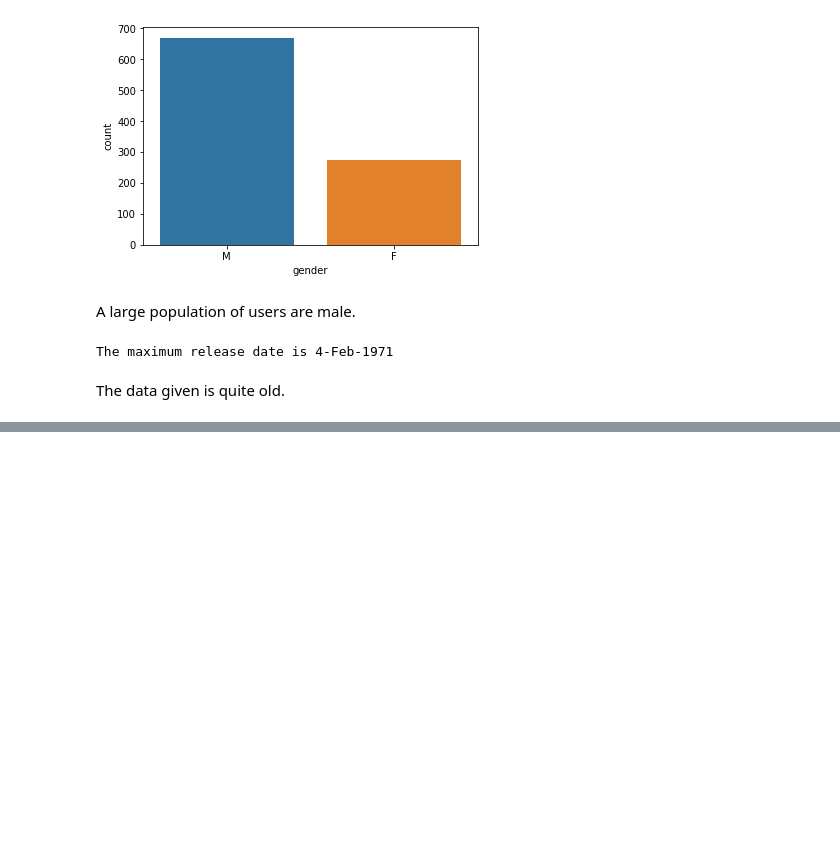
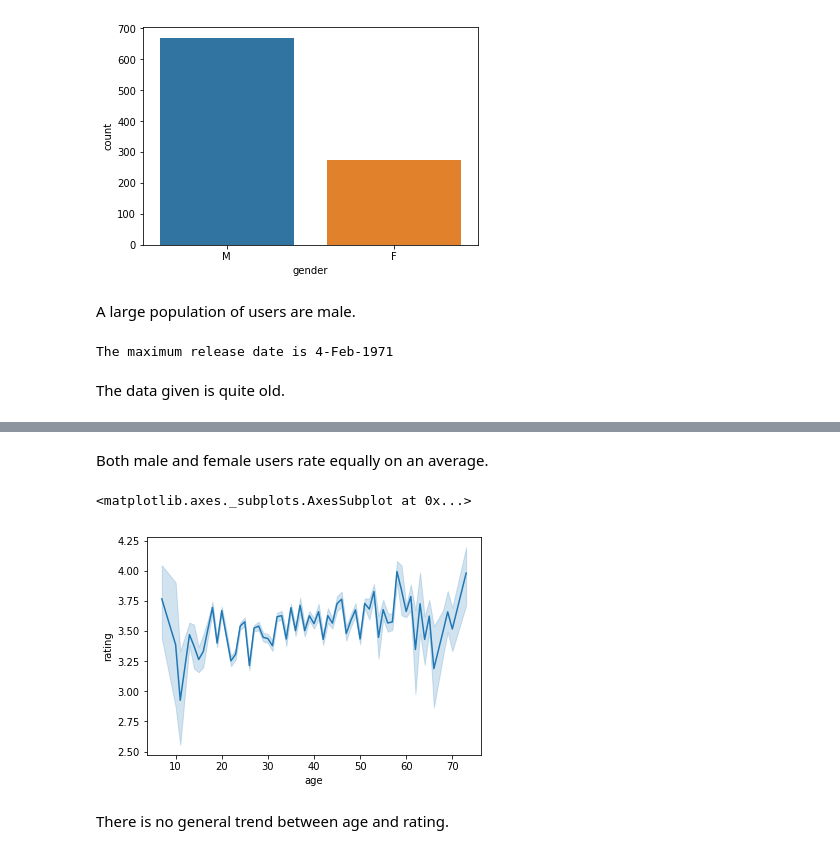
Before and after one commit to AASF-IIITM/Movie-Recommendation-System, a Jupyter notebook: MovieLens.ipynb, the cells around one changed output, grey strips where cells are left out. Saved outputs shown, nothing was run; the diff lists cells and outputs as text; code cells hidden in the pictures; blank space fills up the shorter version.

```diff
--- a/MovieLens.ipynb
+++ b/MovieLens.ipynb
@@ -156,0 +157,9 @@ sns.countplot(x="rating", data=ratings)
+# %% [markdown]
+Both male and female users rate equally on an average.
+# %%
+sns.lineplot(x='age',y='rating',data=users_ratings)
+# %% [output]
+<matplotlib.axes._subplots.AxesSubplot at 0x...>
+[figure, added]
+# %% [markdown]
+There is no general trend between age and rating.
```
Also changed, not shown: parts of 17 cells of this notebook.
